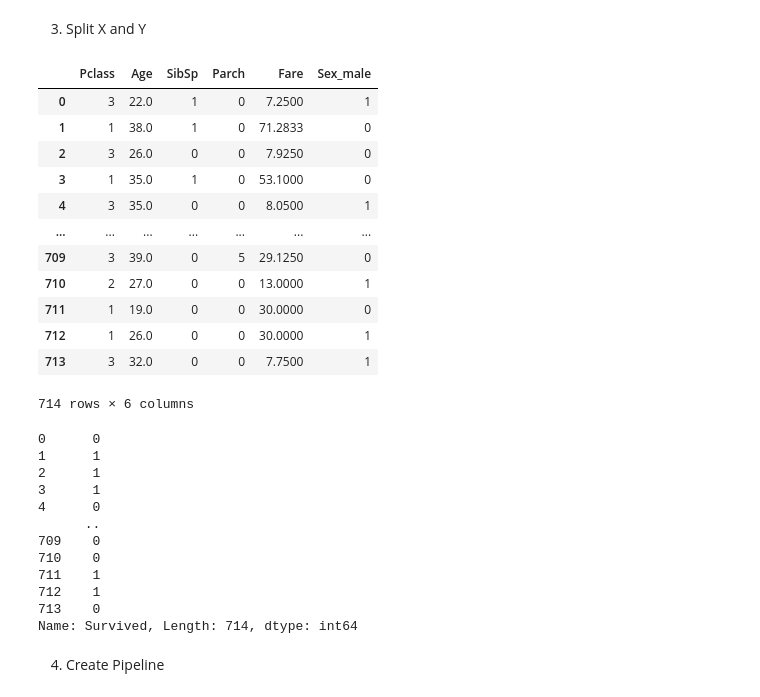
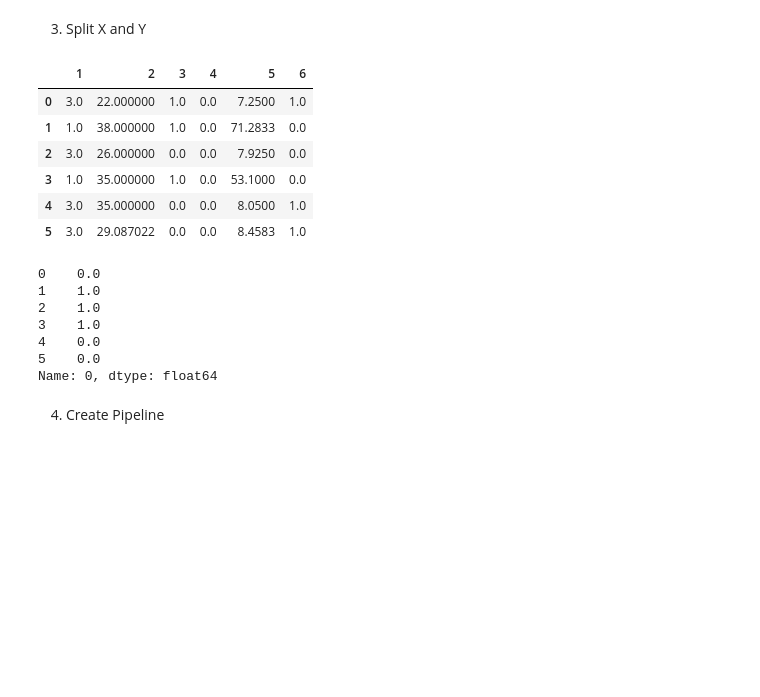
Before and after one commit to ggomp2885/Kaggle_Competitions, a Jupyter notebook: titanic-competition-greg-gompers.ipynb, the cells around one changed output. Drawn from its saved outputs; the diff is of its cells as text; code cells hidden in the pictures; blank space fills up the shorter version.

```diff
--- a/titanic-competition-greg-gompers.ipynb
+++ b/titanic-competition-greg-gompers.ipynb
@@ -23,3 +24,8 @@ ImportError: cannot import name 'IterativeImputer' from 'sklearn.impute' (C:\Use
+# %%
+pd.set_option("max_colwidth", 150)
+pd.set_option("display.max_columns", 60)
+pd.set_option('max_rows', None)
+# pd.set_option("max_colwidth", 250)
 # %%
 df_train = pd.read_csv(r'./train.csv')
 df_test = pd.read_csv(r'./test.csv')
@@ -102,0 +123,8 @@ display(test_mvp)
+# %%
+train_mvp_c = train_mvp.copy()
+train_mvp_c = pd.get_dummies(train_mvp_c,prefix=['Sex'], columns = ['Sex'], drop_first=True)
+display(train_mvp_c.head(25))
+
+test_mvp_c = test_mvp.copy()
+test_mvp_c = pd.get_dummies(test_mvp_c,prefix=['Sex'], columns = ['Sex'], drop_first=True)
+# display(test_mvp_c.head(25))
@@ -108,0 +151,10 @@ display(df_train.head(50))
+# %%
+imputer = IterativeImputer()
+# imputer = KNNImputer(n_neighbors=8)
+
+train_mvp_c = imputer.fit_transform(train_mvp_c)
+train_mvp_c = pd.DataFrame(train_mvp_c)
+display(train_mvp_c.head(20))
+
+# train_mvp_c = train_mvp_c.reindex_like(train_mvp)
+# columns = ['Survived', Pclass]
@@ -183,36 +216,25 @@ display(test_mvp)
 # %% [markdown]
 3. Split X and Y
 # %%
-X, Y = train_mvp.iloc[:,1:], train_mvp.iloc[:, 0]
+X, Y = train_mvp_c.iloc[:,1:], train_mvp_c.iloc[:, 0]
 
-display(X)
-display(Y)
+display(X.head(6))
+display(Y.head(6))
 # %% [output]
-|  | Pclass | Age | SibSp | Parch | Fare | Sex_male |
-| 0 | 3 | 22.0 | 1 | 0 | 7.2500 | 1 |
-| 1 | 1 | 38.0 | 1 | 0 | 71.2833 | 0 |
-| 2 | 3 | 26.0 | 0 | 0 | 7.9250 | 0 |
-| 3 | 1 | 35.0 | 1 | 0 | 53.1000 | 0 |
-| 4 | 3 | 35.0 | 0 | 0 | 8.0500 | 1 |
-| ... | ... | ... | ... | ... | ... | ... |
-| 709 | 3 | 39.0 | 0 | 5 | 29.1250 | 0 |
-| 710 | 2 | 27.0 | 0 | 0 | 13.0000 | 1 |
-| 711 | 1 | 19.0 | 0 | 0 | 30.0000 | 0 |
-| 712 | 1 | 26.0 | 0 | 0 | 30.0000 | 1 |
-| 713 | 3 | 32.0 | 0 | 0 | 7.7500 | 1 |
+|  | 1 | 2 | 3 | 4 | 5 | 6 |
+| 0 | 3.0 | 22.000000 | 1.0 | 0.0 | 7.2500 | 1.0 |
+| 1 | 1.0 | 38.000000 | 1.0 | 0.0 | 71.2833 | 0.0 |
+| 2 | 3.0 | 26.000000 | 0.0 | 0.0 | 7.9250 | 0.0 |
+| 3 | 1.0 | 35.000000 | 1.0 | 0.0 | 53.1000 | 0.0 |
+| 4 | 3.0 | 35.000000 | 0.0 | 0.0 | 8.0500 | 1.0 |
+| 5 | 3.0 | 29.087022 | 0.0 | 0.0 | 8.4583 | 1.0 |
-714 rows × 6 columns
+0    0.0
+1    1.0
+2    1.0
+3    1.0
+4    0.0
+5    0.0
+Name: 0, dtype: float64
-0      0
-1      1
-2      1
-3      1
-4      0
-      ..
-709    0
-710    0
-711    1
-712    1
-713    0
-Name: Survived, Length: 714, dtype: int64
 # %% [markdown]
 4. Create Pipeline
 # %%
```
Also changed, not shown: parts of 13 cells of this notebook.
